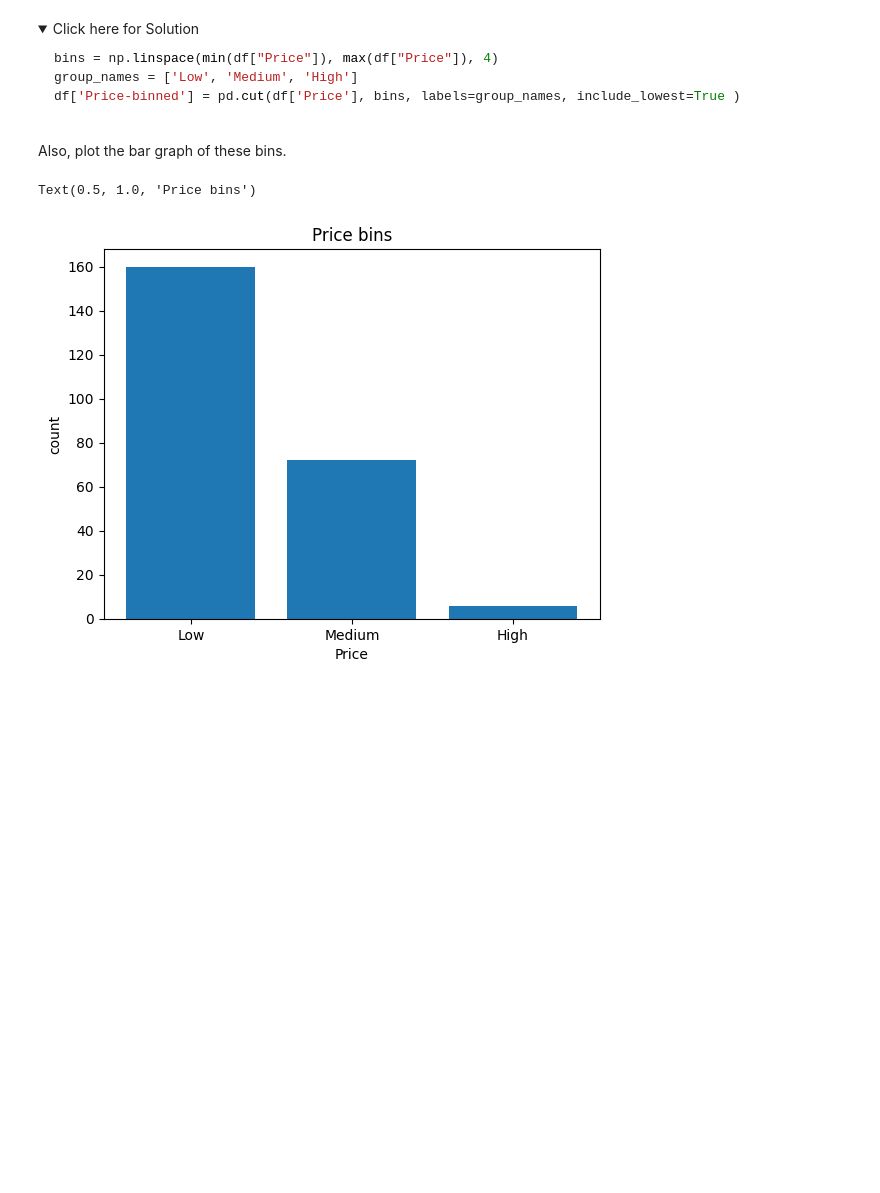
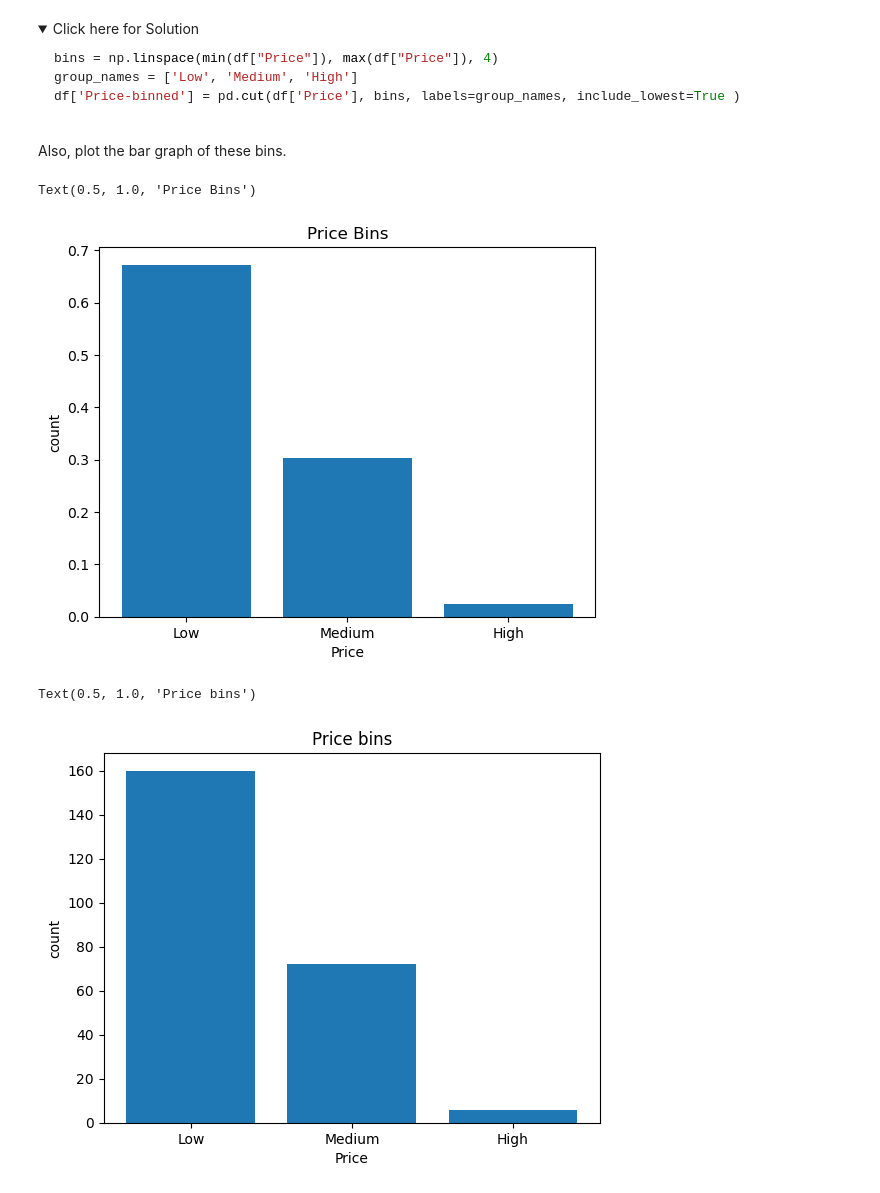
Before and after one commit to BulentKaradeniz/Coursera_HandsOn, a Jupyter notebook: practice_data_wrangling.jupyterlite (1).ipynb, the cells around one changed output. Cells and saved outputs as stored; diff of their text form; code cells hidden in the pictures; folded sections open; blank space fills up the shorter version.

```diff
--- a/practice_data_wrangling.jupyterlite (1).ipynb
+++ b/practice_data_wrangling.jupyterlite (1).ipynb
@@ -398,6 +398,12 @@ df['Price-binned'] = pd.cut(df['Price'], bins, labels=group_names, include_lowes
 Also, plot the bar graph of these bins.
 # %%
 plt.bar(group_names, df["Price-binned"].value_counts(abs))
+plt.xlabel("Price")
+plt.ylabel("count")
+plt.title("Price Bins")
+# %% [output]
+Text(0.5, 1.0, 'Price Bins')
+[figure, added]
 # %%
 # Write your code below and press Shift+Enter to execute
 plt.bar(group_names, df["Price-binned"].value_counts())
```
Also changed, not shown: parts of 2 cells of this notebook.
